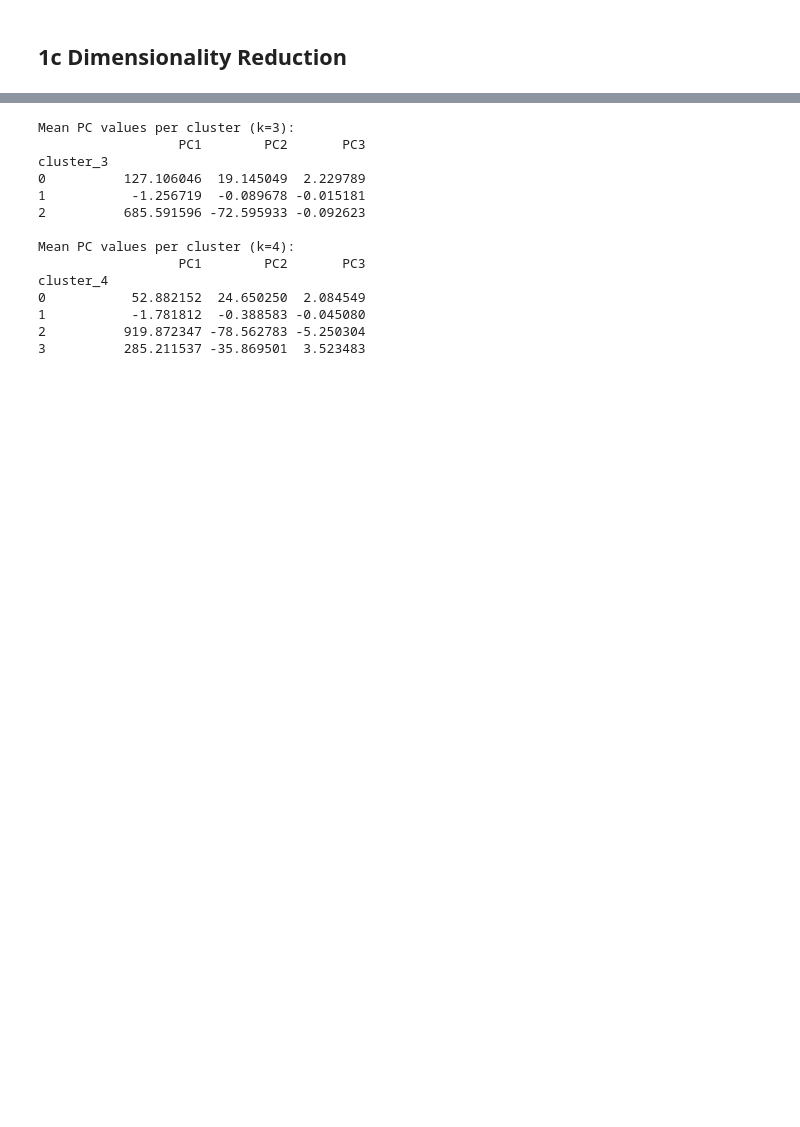
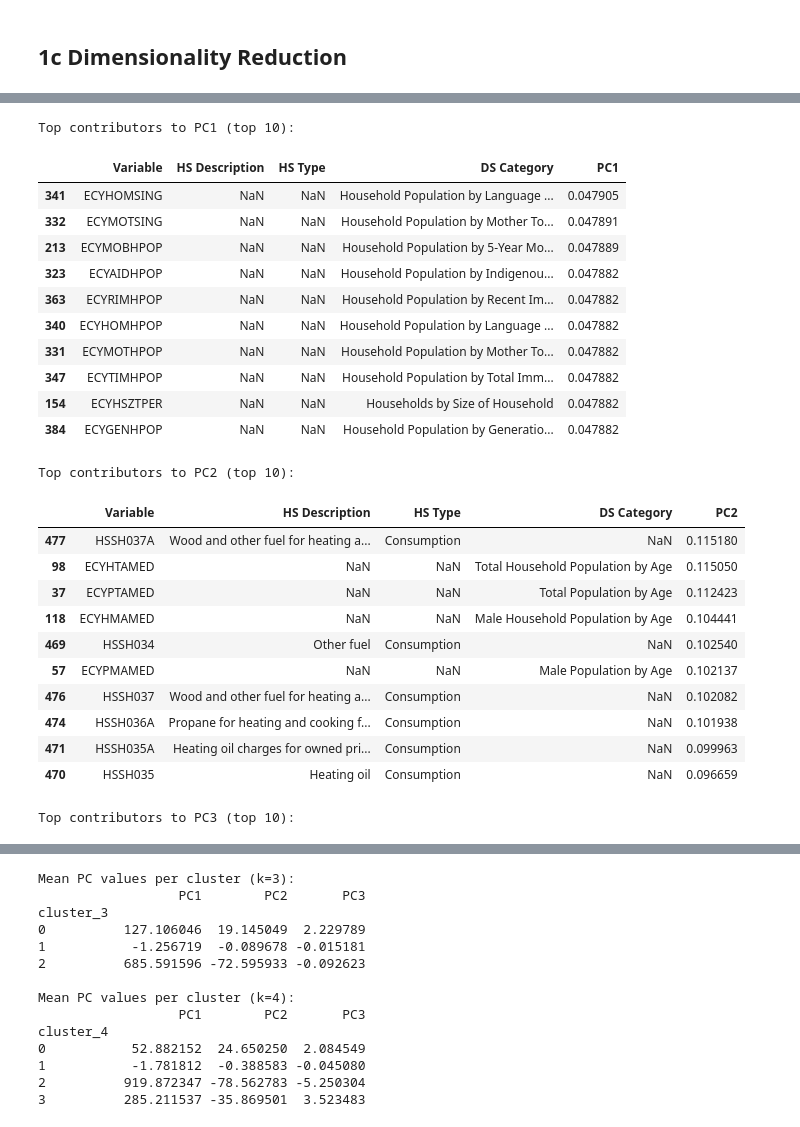
Before and after one commit to namrapatel/ca-households, a Jupyter notebook: namra.ipynb, the cells around one changed output, grey strips where cells are left out. Drawn from its saved outputs; the diff is of its cells as text; code cells hidden in the pictures; blank space fills up the shorter version.

```diff
--- a/namra.ipynb
+++ b/namra.ipynb
@@ -327,0 +355,70 @@ plot_clusters(pca_data, labels_4, k=4)
+# %%
+# Create PCA loadings dataframe
+pca_loadings = pd.DataFrame(
+    pca.components_.T,
+    columns=["PC1", "PC2", "PC3"],
+    index=data.columns
+).reset_index().rename(columns={"index": "Variable"})
+
+# Grab desired columns from each metadata source
+household_subset = household_meta[["Variable", "Description", "Variable Type"]].rename(
+    columns={
+        "Description": "HS Description",
+        "Variable Type": "HS Type"
+    }
+)
+
+demostats_subset = demostats_meta[["Variable", "Category"]].rename(
+    columns={"Category": "DS Category"}
+)
+
+# Merge both into PCA loadings
+pca_loadings = pca_loadings.merge(household_subset, on="Variable", how="left")
+pca_loadings = pca_loadings.merge(demostats_subset, on="Variable", how="left")
+
+# Compute absolute contributions
+for pc in ["PC1", "PC2", "PC3"]:
+    pca_loadings[f"abs_{pc}"] = pca_loadings[pc].abs()
+
+# Filter and display contributors
+threshold = 0.03
+
+for pc in ["PC1", "PC2", "PC3"]:
+    sorted_vars = pca_loadings.sort_values(f"abs_{pc}", ascending=False)
+
+    display_columns = ["Variable", "HS Description", "HS Type", "DS Category", pc]
+
+    # Show top 10 only
+    top_vars = sorted_vars.head(10)[display_columns]
+
+    # Show all with >3% contribution (uncomment to use this instead)
+    # top_vars = sorted_vars[sorted_vars[f"abs_{pc}"] > threshold][display_columns]
+
+    print(f"\nTop contributors to {pc} (top 10):")
+    display(top_vars)
+# %% [output]
+Top contributors to PC1 (top 10):
+|  | Variable | HS Description | HS Type | DS Category | PC1 |
+| 341 | ECYHOMSING | NaN | NaN | Household Population by Language ... | 0.047905 |
+| 332 | ECYMOTSING | NaN | NaN | Household Population by Mother To... | 0.047891 |
+| 213 | ECYMOBHPOP | NaN | NaN | Household Population by 5-Year Mo... | 0.047889 |
+| 323 | ECYAIDHPOP | NaN | NaN | Household Population by Indigenou... | 0.047882 |
+| 363 | ECYRIMHPOP | NaN | NaN | Household Population by Recent Im... | 0.047882 |
+| 340 | ECYHOMHPOP | NaN | NaN | Household Population by Language ... | 0.047882 |
+| 331 | ECYMOTHPOP | NaN | NaN | Household Population by Mother To... | 0.047882 |
+| 347 | ECYTIMHPOP | NaN | NaN | Household Population by Total Imm... | 0.047882 |
+| 154 | ECYHSZTPER | NaN | NaN | Households by Size of Household | 0.047882 |
+| 384 | ECYGENHPOP | NaN | NaN | Household Population by Generatio... | 0.047882 |
+Top contributors to PC2 (top 10):
+|  | Variable | HS Description | HS Type | DS Category | PC2 |
+| 477 | HSSH037A | Wood and other fuel for heating a... | Consumption | NaN | 0.115180 |
+| 98 | ECYHTAMED | NaN | NaN | Total Household Population by Age | 0.115050 |
+| 37 | ECYPTAMED | NaN | NaN | Total Population by Age | 0.112423 |
+| 118 | ECYHMAMED | NaN | NaN | Male Household Population by Age | 0.104441 |
+| 469 | HSSH034 | Other fuel | Consumption | NaN | 0.102540 |
+| 57 | ECYPMAMED | NaN | NaN | Male Population by Age | 0.102137 |
+| 476 | HSSH037 | Wood and other fuel for heating a... | Consumption | NaN | 0.102082 |
+| 474 | HSSH036A | Propane for heating and cooking f... | Consumption | NaN | 0.101938 |
+| 471 | HSSH035A | Heating oil charges for owned pri... | Consumption | NaN | 0.099963 |
+| 470 | HSSH035 | Heating oil | Consumption | NaN | 0.096659 |
+Top contributors to PC3 (top 10):
```
Also changed, not shown: parts of 13 cells of this notebook.
